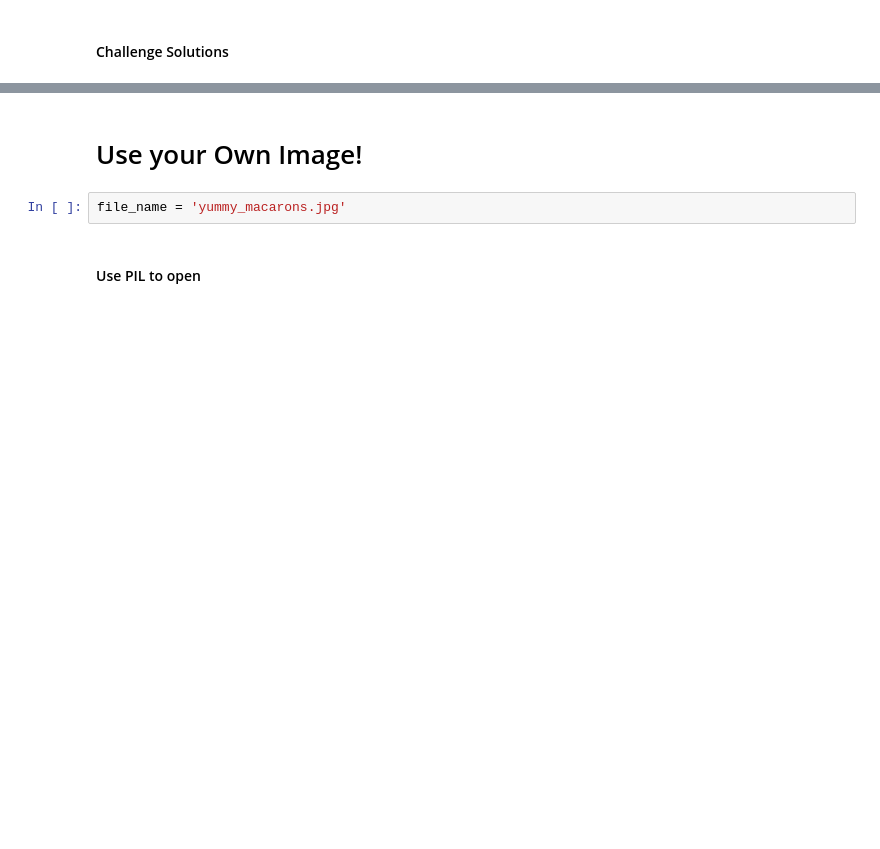
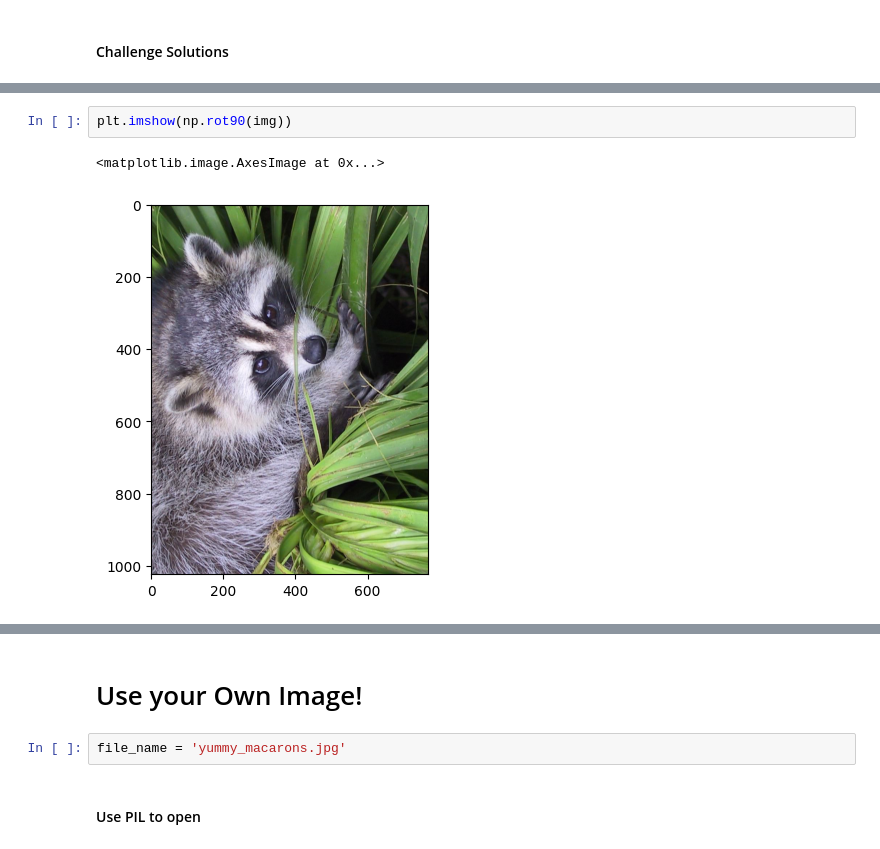
Before and after one commit to Lucasqrz1/100_Days_Of_Code, a Jupyter notebook: Day_77/Computation with NumPy (start)/Computation_with_NumPy_and_N_Dimensional_Arrays_(start).ipynb, the cells around one changed output, grey strips where cells are left out. Cells and saved outputs as stored; diff of their text form; blank space fills up the shorter version.

```diff
--- a/Day_77/Computation with NumPy (start)/Computation_with_NumPy_and_N_Dimensional_Arrays_(start).ipynb
+++ b/Day_77/Computation with NumPy (start)/Computation_with_NumPy_and_N_Dimensional_Arrays_(start).ipynb
@@ -302,0 +339,5 @@ grey_vals = np.array([0.2126, 0.7152, 0.0722])
+# %%
+plt.imshow(np.rot90(img))
+# %% [output]
+<matplotlib.image.AxesImage at 0x...>
+[figure, added]
```
Also changed, not shown: parts of 12 cells of this notebook.
